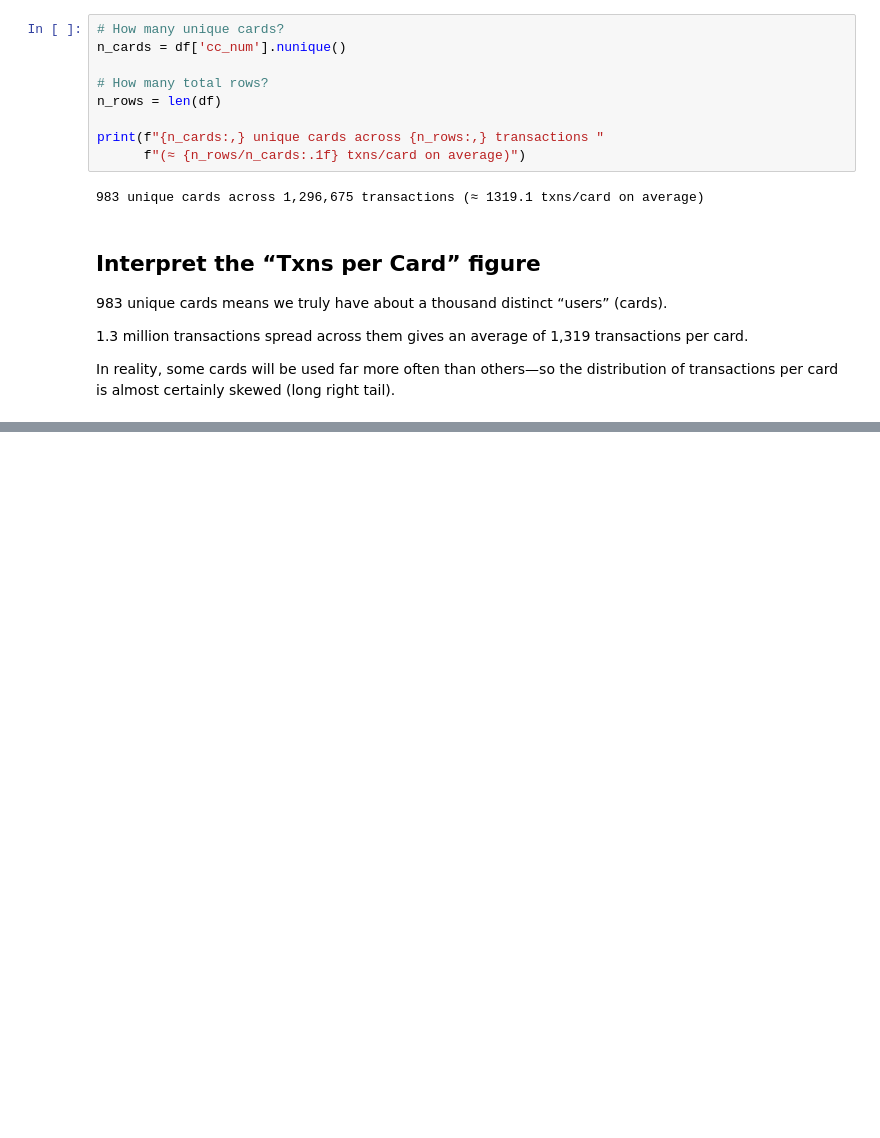
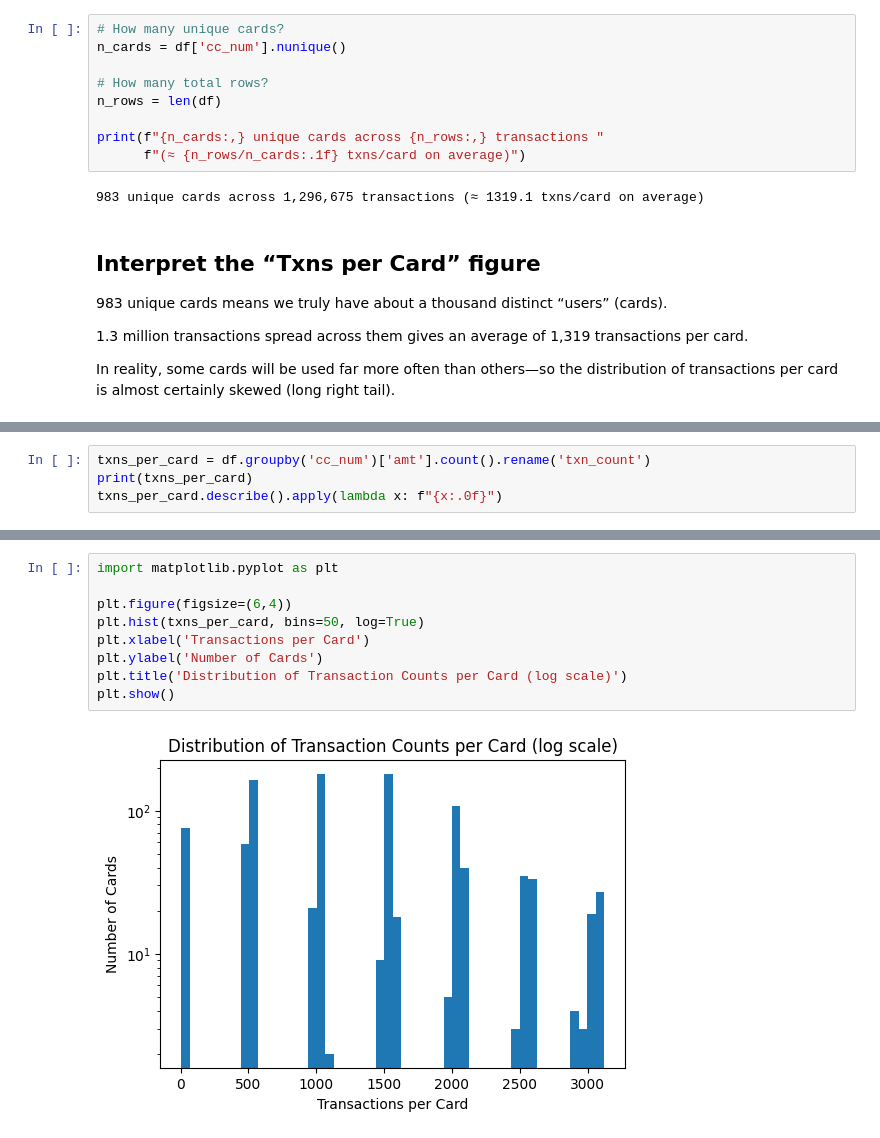
Before and after one commit to 5h4tt3r/creditML, a Jupyter notebook: notebooks/1)Processing+EDA/featureProcessing.ipynb, the cells around one changed output, grey strips where cells are left out. Saved outputs shown, nothing was run; the diff lists cells and outputs as text; blank space fills up the shorter version.

```diff
--- a/notebooks/1)Processing+EDA/featureProcessing.ipynb
+++ b/notebooks/1)Processing+EDA/featureProcessing.ipynb
@@ -78,0 +81,4 @@ In reality, some cards will be used far more often than others—so the distribu
+# %%
+txns_per_card = df.groupby('cc_num')['amt'].count().rename('txn_count')
+print(txns_per_card)
+txns_per_card.describe().apply(lambda x: f"{x:.0f}")
@@ -78,0 +108,11 @@ In reality, some cards will be used far more often than others—so the distribu
+# %%
+import matplotlib.pyplot as plt
+
+plt.figure(figsize=(6,4))
+plt.hist(txns_per_card, bins=50, log=True)
+plt.xlabel('Transactions per Card')
+plt.ylabel('Number of Cards')
+plt.title('Distribution of Transaction Counts per Card (log scale)')
+plt.show()
+# %% [output]
+[figure, added]
```
Also changed, not shown: parts of 8 cells of this notebook, 2 other files.
